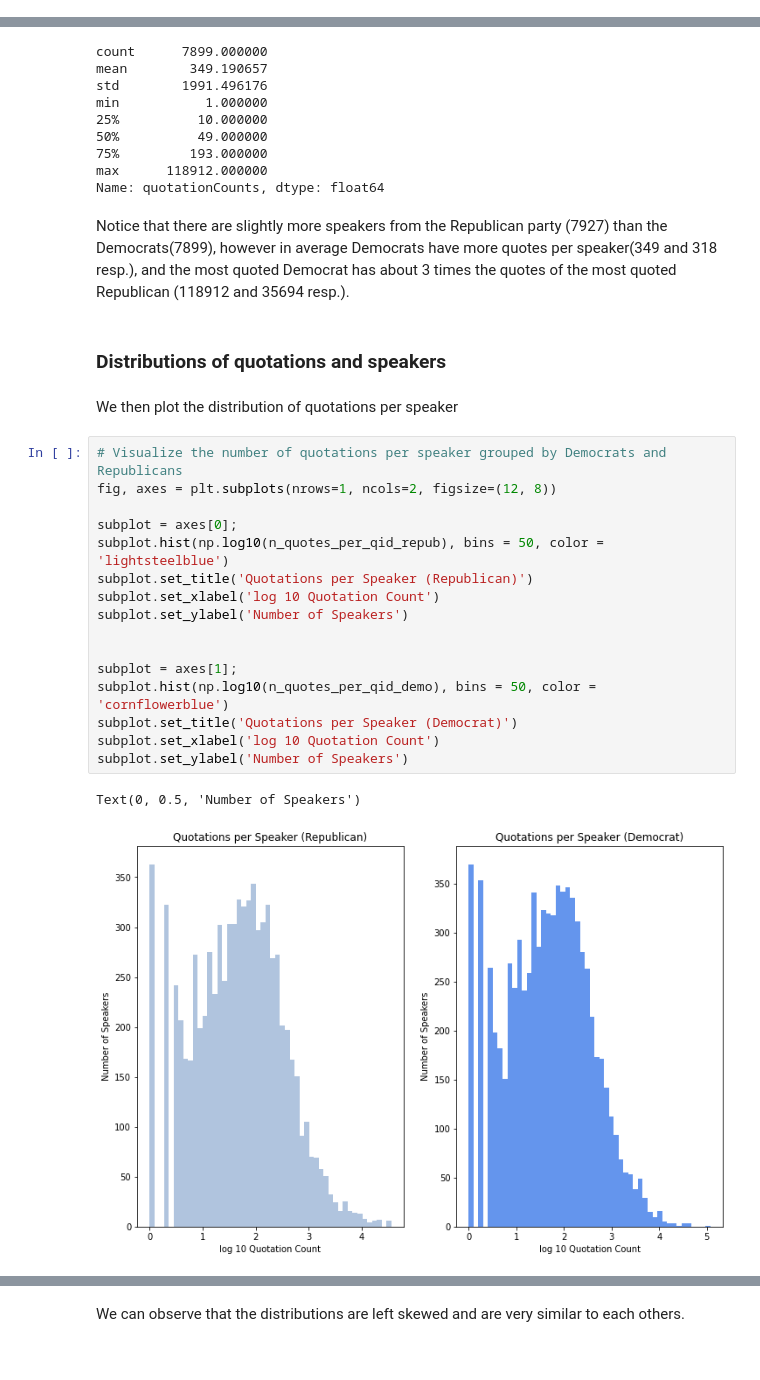
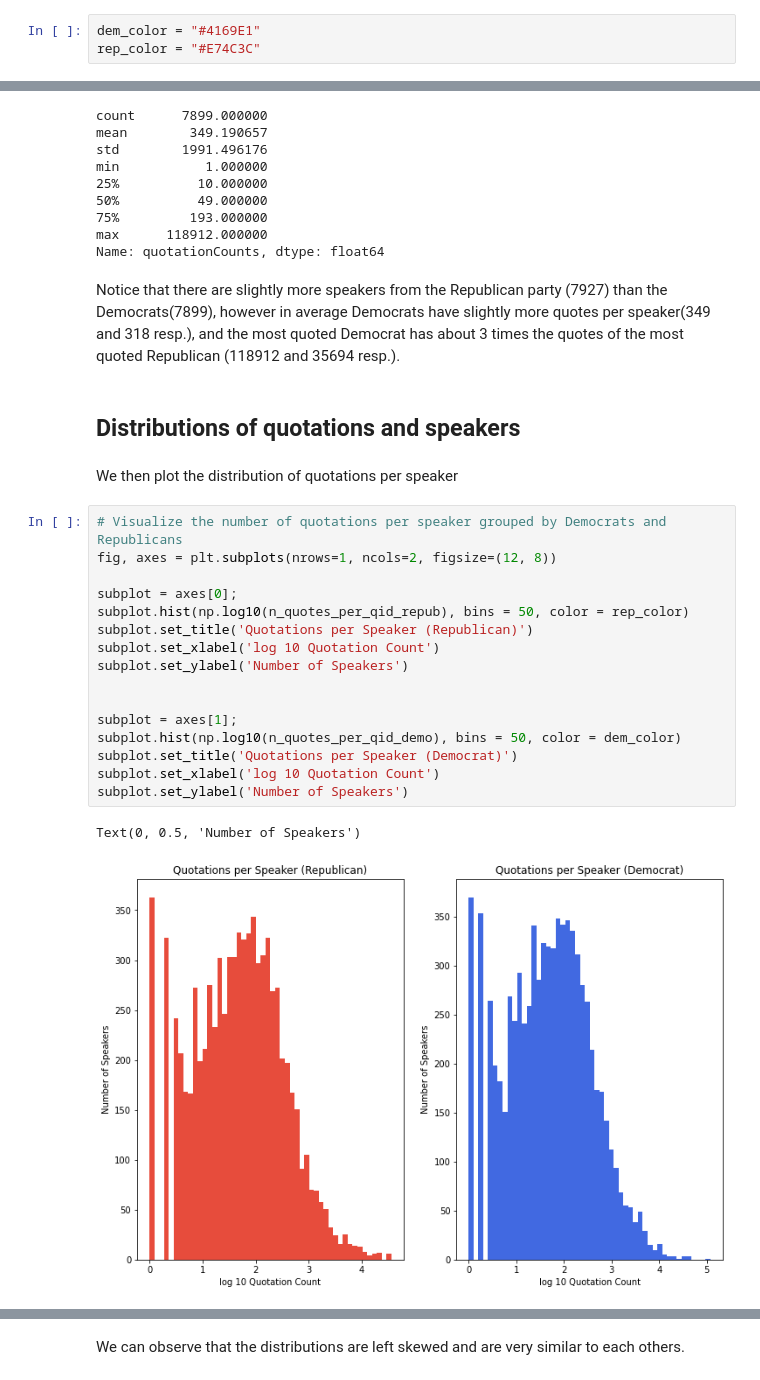
Before and after one commit to epfl-ada/ada-2021-project-the-internationadas, a Jupyter notebook: scripts/exploratory_data_analysis.ipynb, the cells around one changed output, grey strips where cells are left out. Cells and saved outputs as stored; diff of their text form.

```diff
--- a/scripts/exploratory_data_analysis.ipynb
+++ b/scripts/exploratory_data_analysis.ipynb
@@ -118,6 +118,9 @@ df
 The association between quotations and speakers is not given by a deterministic mapping. In fact, the column max_probas states the probability that a quotations has been delivered by the speaker which has been associated with (which is the max probability over all the speakers).
 
 First of all, we plot the distribution of these max probabilities.
+# %%
+dem_color = "#4169E1"
+rep_color = "#E74C3C"
 # %%
 # Plot the distribution of the speakers' probabilities
 df['max_probas'] = df['max_probas'].astype(float) # transform the string values into float
@@ -180,28 +198,28 @@ min           1.000000
 max      118912.000000
 Name: quotationCounts, dtype: float64
 # %% [markdown]
-Notice that there are slightly more speakers from the Republican party (7927) than the Democrats(7899), however in average Democrats have more quotes per speaker(349 and 318 resp.), and the most quoted Democrat has about 3 times the quotes of the most quoted Republican (118912 and 35694 resp.).
+Notice that there are slightly more speakers from the Republican party (7927) than the Democrats(7899), however in average Democrats have slightly more quotes per speaker(349 and 318 resp.), and the most quoted Democrat has about 3 times the quotes of the most quoted Republican (118912 and 35694 resp.).
 # %% [markdown]
-### Distributions of quotations and speakers
+## Distributions of quotations and speakers
 # %% [markdown]
 We then plot the distribution of quotations per speaker
 # %%
 # Visualize the number of quotations per speaker grouped by Democrats and Republicans
 fig, axes = plt.subplots(nrows=1, ncols=2, figsize=(12, 8))
 
 subplot = axes[0];
-subplot.hist(np.log10(n_quotes_per_qid_repub), bins = 50, color = 'lightsteelblue')
+subplot.hist(np.log10(n_quotes_per_qid_repub), bins = 50, color = rep_color)
 subplot.set_title('Quotations per Speaker (Republican)')
 subplot.set_xlabel('log 10 Quotation Count')
 subplot.set_ylabel('Number of Speakers')
 
 
 subplot = axes[1];
-subplot.hist(np.log10(n_quotes_per_qid_demo), bins = 50, color = 'cornflowerblue')
+subplot.hist(np.log10(n_quotes_per_qid_demo), bins = 50, color = dem_color)
 subplot.set_title('Quotations per Speaker (Democrat)')
 subplot.set_xlabel('log 10 Quotation Count')
 subplot.set_ylabel('Number of Speakers')
 # %% [output]
 Text(0, 0.5, 'Number of Speakers')
-[figure, old version]
+[figure, new version]
 # %%
```
Also changed, not shown: parts of 28 cells of this notebook.
